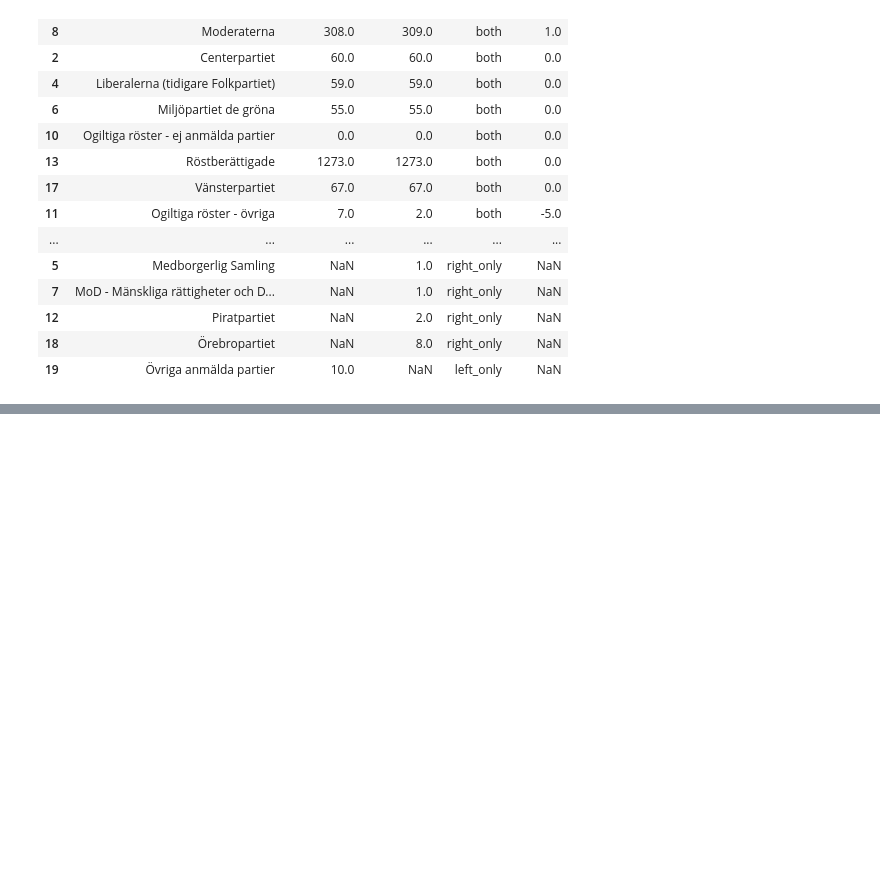
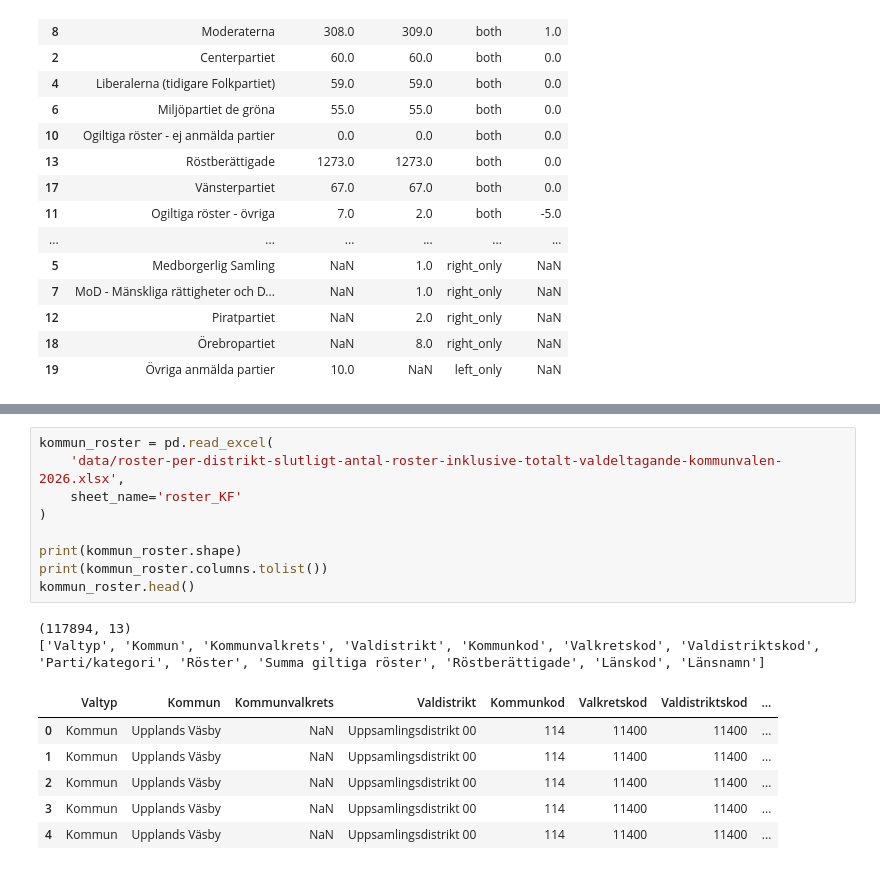
Before and after one commit to sven-0414/py-ai-lab, a Jupyter notebook: data_analysis/egen_lab.ipynb, the cells around one changed output, grey strips where cells are left out. Saved outputs shown, nothing was run; the diff lists cells and outputs as text; blank space fills up the shorter version.

```diff
--- a/data_analysis/egen_lab.ipynb
+++ b/data_analysis/egen_lab.ipynb
@@ -365,0 +463,18 @@ detalj_ky.sort_values('Skillnad', ascending=False)
+# %%
+kommun_roster = pd.read_excel(
+    'data/roster-per-distrikt-slutligt-antal-roster-inklusive-totalt-valdeltagande-kommunvalen-2026.xlsx',
+    sheet_name='roster_KF'
+)
+
+print(kommun_roster.shape)
+print(kommun_roster.columns.tolist())
+kommun_roster.head()
+# %% [output]
+(117894, 13)
+['Valtyp', 'Kommun', 'Kommunvalkrets', 'Valdistrikt', 'Kommunkod', 'Valkretskod', 'Valdistriktskod', 'Parti/kategori', 'Röster', 'Summa giltiga röster', 'Röstberättigade', 'Länskod', 'Länsnamn']
+|  | Valtyp | Kommun | Kommunvalkrets | Valdistrikt | Kommunkod | Valkretskod | Valdistriktskod | ... |
+| 0 | Kommun | Upplands Väsby | NaN | Uppsamlingsdistrikt 00 | 114 | 11400 | 11400 | ... |
+| 1 | Kommun | Upplands Väsby | NaN | Uppsamlingsdistrikt 00 | 114 | 11400 | 11400 | ... |
+| 2 | Kommun | Upplands Väsby | NaN | Uppsamlingsdistrikt 00 | 114 | 11400 | 11400 | ... |
+| 3 | Kommun | Upplands Väsby | NaN | Uppsamlingsdistrikt 00 | 114 | 11400 | 11400 | ... |
+| 4 | Kommun | Upplands Väsby | NaN | Uppsamlingsdistrikt 00 | 114 | 11400 | 11400 | ... |
```
Also changed, not shown: parts of 10 cells of this notebook.
